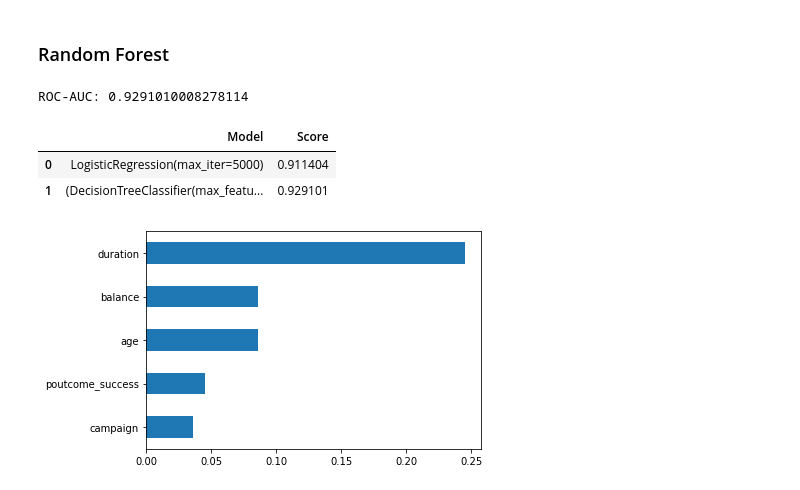
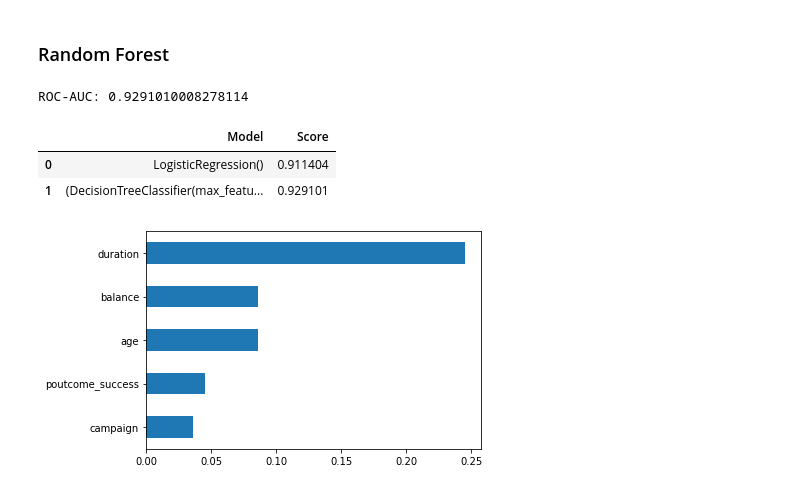
Before and after one commit to MattLeRoi/modeling_banking_customers, a Jupyter notebook: index.ipynb, the cells around one changed output. Drawn from its saved outputs; the diff is of its cells as text; code cells hidden in the pictures.

```diff
--- a/index.ipynb
+++ b/index.ipynb
@@ -172,7 +179,7 @@ def add_score (roc_results,model_name):
 # %% [markdown]
 ### Logistic Regression
 # %%
-log_reg = LogisticRegression(max_iter=5000)
+log_reg = LogisticRegression()
 log_reg.fit(X_train, y_train)
 
 add_score(roc_results,log_reg)
@@ -199,22 +206,22 @@ imp_factors['LogisticRegression']=coefs.sort_values(ascending=False).head(5).ind
 # %%
 rf = RandomForestClassifier(
     n_estimators=200,
     max_depth=None,
     random_state=42)
 
 rf.fit(X_train, y_train)
 
-y_pred = rf.predict(X_val)
-y_proba = rf.predict_proba(X_val)[:, 1]
+# y_pred = rf.predict(X_val)
+# y_proba = rf.predict_proba(X_val)[:, 1]
 
 add_score(roc_results,rf)
 
 # score = roc_auc_score(y_val, y_proba)
 # print("ROC-AUC:", score)
 # %% [output]
 ROC-AUC: 0.9291010008278114
 |  | Model | Score |
-| 0 | LogisticRegression(max_iter=5000) | 0.911404 |
+| 0 | LogisticRegression() | 0.911404 |
 | 1 | (DecisionTreeClassifier(max_featu... | 0.929101 |
 # %%
 # model_list += 'RandomForest'
```
Also changed, not shown: parts of 9 cells of this notebook, 3 other files.
